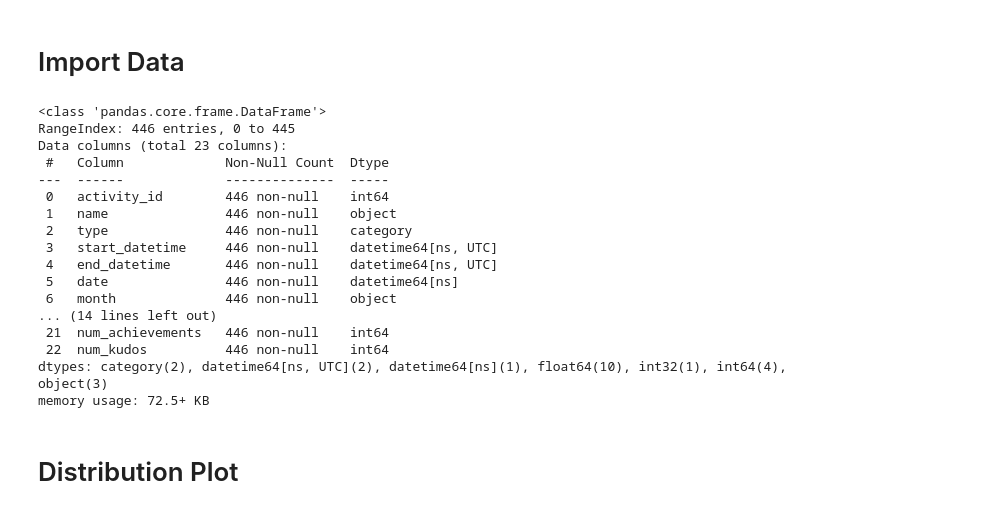
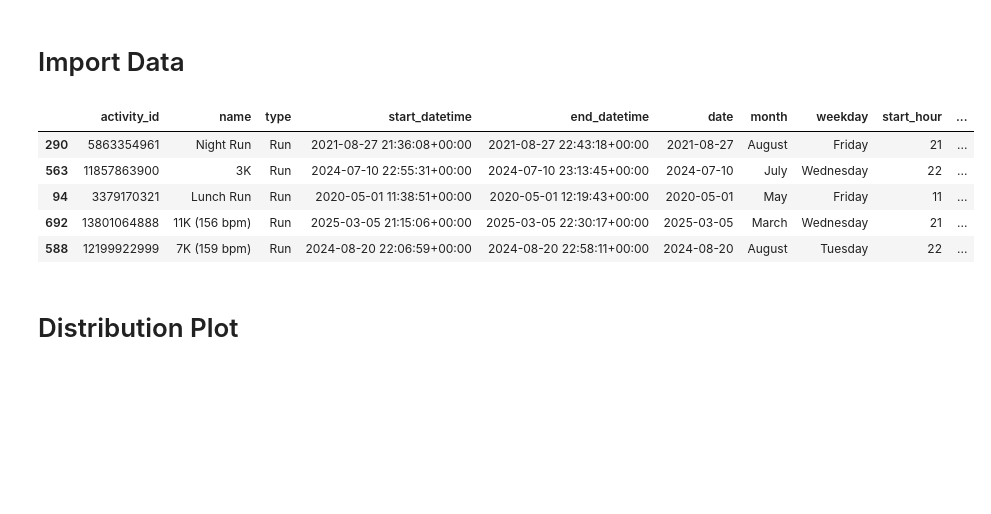
Before and after one commit to anw-g01/strava-data-analysis, a Jupyter notebook: notebooks/activity_start_time_kde.ipynb, the cells around one changed output. Drawn from its saved outputs; the diff is of its cells as text; code cells hidden in the pictures; blank space fills up the shorter version.

```diff
--- a/notebooks/activity_start_time_kde.ipynb
+++ b/notebooks/activity_start_time_kde.ipynb
@@ -20,39 +20,28 @@ plt.rcParams.update({
 # %%
 df = pd.read_parquet("../data/strava_activities.parquet")
 
 keep = [
     "activity_id", "name", "type",
     "start_datetime", "end_datetime",
     "date", "month", "weekday", "start_hour",
     "distance_km", "distance_miles",
     "moving_time_mins", "elapsed_time_mins",
     "avg_pace_km", "avg_pace_mile",
     "avg_hr", "max_hr", "avg_cadence_spm",
     "total_elev_gain",
     "shoe", "num_comments", "num_achievements", "num_kudos"
 ]
 
 df = df[keep]
 
-df.info()
+df.sample(n=5)
 # %% [output]
-<class 'pandas.core.frame.DataFrame'>
-RangeIndex: 446 entries, 0 to 445
-Data columns (total 23 columns):
- #   Column             Non-Null Count  Dtype
----  ------             --------------  -----
- 0   activity_id        446 non-null    int64
- 1   name               446 non-null    object
- 2   type               446 non-null    category
- 3   start_datetime     446 non-null    datetime64[ns, UTC]
- 4   end_datetime       446 non-null    datetime64[ns, UTC]
- 5   date               446 non-null    datetime64[ns]
- 6   month              446 non-null    object
-... (14 lines left out)
- 21  num_achievements   446 non-null    int64
- 22  num_kudos          446 non-null    int64
-dtypes: category(2), datetime64[ns, UTC](2), datetime64[ns](1), float64(10), int32(1), int64(4), object(3)
-memory usage: 72.5+ KB
+|  | activity_id | name | type | start_datetime | end_datetime | date | month | weekday | start_hour | ... |
+| 290 | 5863354961 | Night Run | Run | 2021-08-27 21:36:08+00:00 | 2021-08-27 22:43:18+00:00 | 2021-08-27 | August | Friday | 21 | ... |
+| 563 | 11857863900 | 3K | Run | 2024-07-10 22:55:31+00:00 | 2024-07-10 23:13:45+00:00 | 2024-07-10 | July | Wednesday | 22 | ... |
+| 94 | 3379170321 | Lunch Run | Run | 2020-05-01 11:38:51+00:00 | 2020-05-01 12:19:43+00:00 | 2020-05-01 | May | Friday | 11 | ... |
+| 692 | 13801064888 | 11K (156 bpm) | Run | 2025-03-05 21:15:06+00:00 | 2025-03-05 22:30:17+00:00 | 2025-03-05 | March | Wednesday | 21 | ... |
+| 588 | 12199922999 | 7K (159 bpm) | Run | 2024-08-20 22:06:59+00:00 | 2024-08-20 22:58:11+00:00 | 2024-08-20 | August | Tuesday | 22 | ... |
 # %% [markdown]
 # Distribution Plot
 # %%
```
Also changed, not shown: parts of 1 cell of this notebook, 4 other files.
